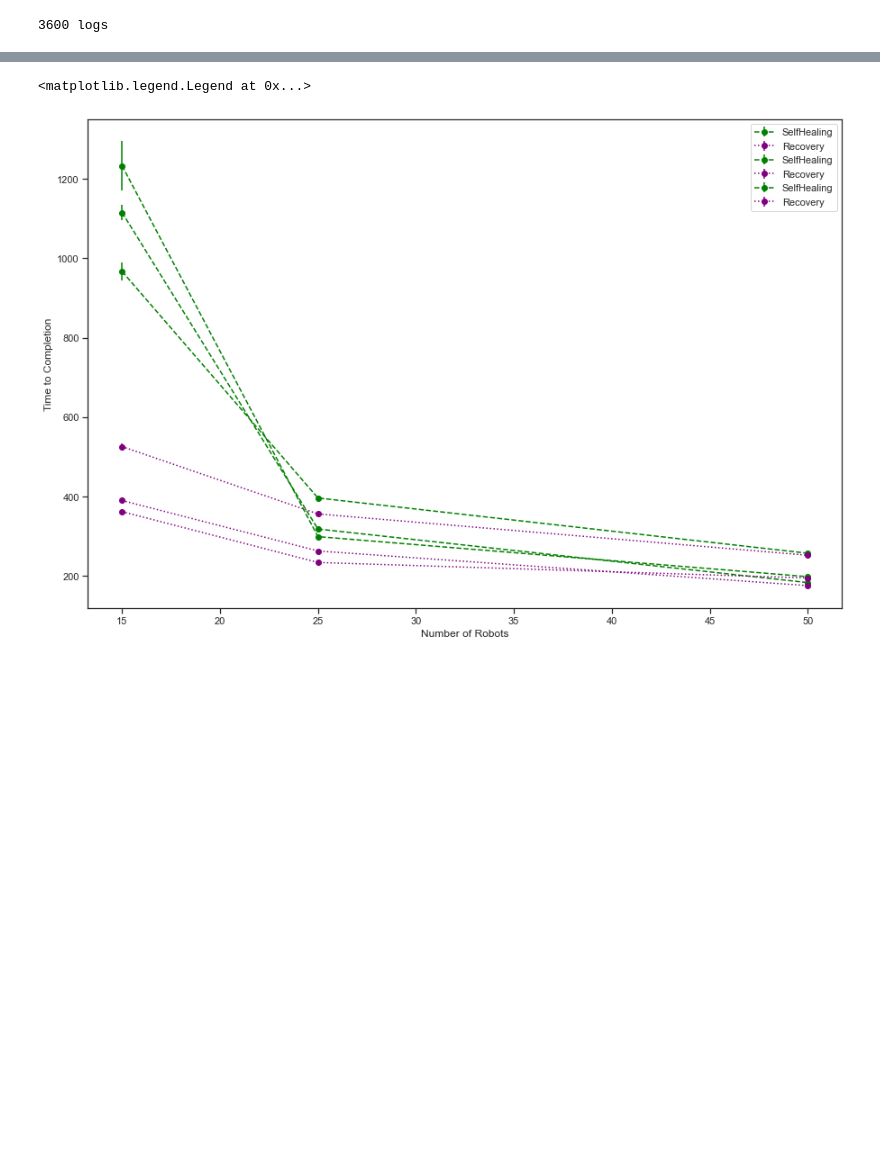
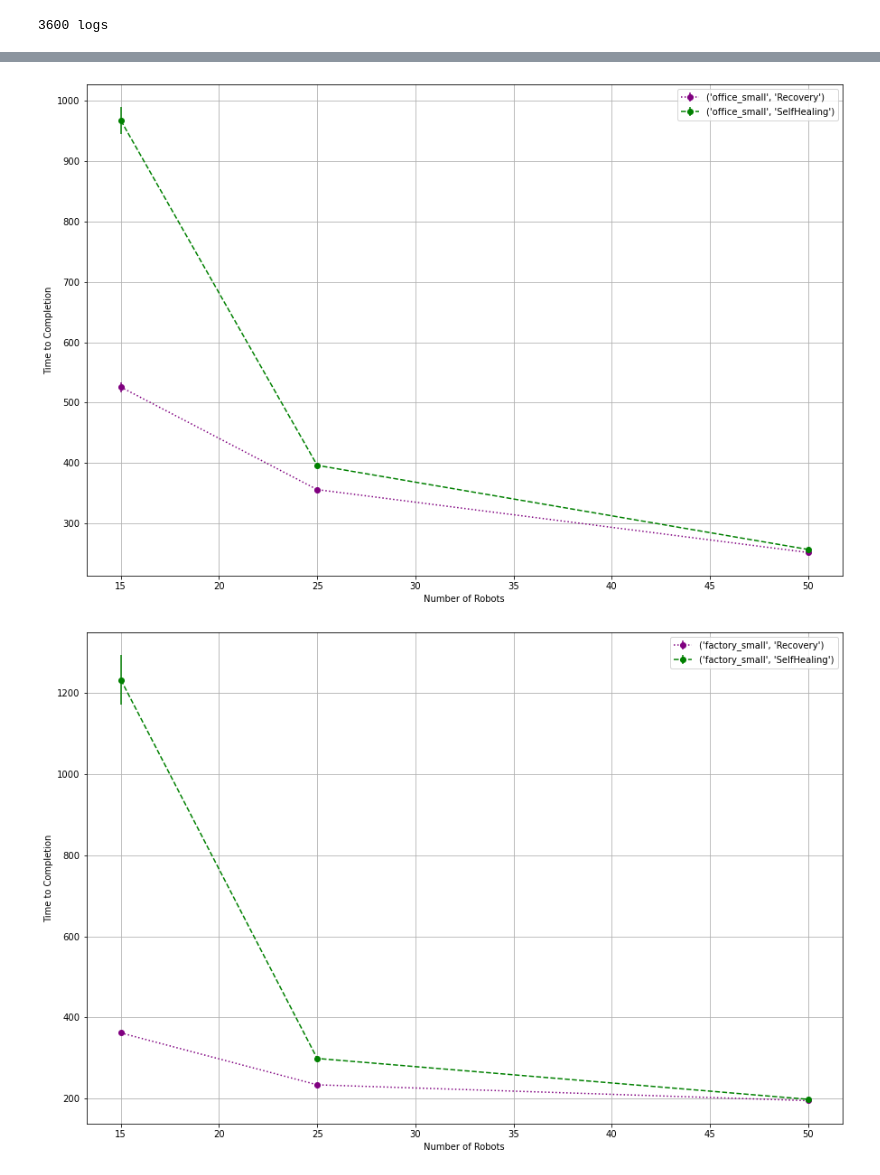
Before and after one commit to openwsn-berkeley/Atlas, a Jupyter notebook: AtlasAnalysis.ipynb, the cells around one changed output, grey strips where cells are left out. Drawn from its saved outputs; the diff is of its cells as text; code cells hidden in the pictures; blank space fills up the shorter version.

```diff
--- a/AtlasAnalysis.ipynb
+++ b/AtlasAnalysis.ipynb
@@ -107,43 +157,51 @@ for file in LOGFILES:
                 timeToCompletion      = line['timeToCompletion']
                 break
 
     data += [
         {"numRobots":       numRobots,
          "floorplan":       floorplan,
          "relayAlgorithm":  relayAlgorithm,
          "timeToComletion": timeToCompletion,
         }
     ]
 
 floorplans      = list(set([d['floorplan'] for d in data]))
 relayAlgorithms = list(set([d['relayAlgorithm'] for d in data]))
 numRobots       = list(set([d['numRobots'] for d in data]))
 numRobots.sort()
 
-(fig,ax) = plt.subplots()
 for floorplan in floorplans:
+    (fig,ax) = plt.subplots()
+    lines    = {}
+
     for relayAlgorithm in relayAlgorithms:
         toPlot = {}
+        x      = []
+        y      = []
+        yerr   = []
+
         for value in numRobots:
             toPlot[value] = {}
             (m, h) = mean_confidence_interval(
                 [
-                 d["timeToComletion"] for d in data    if
-                 d['numRobots']==value                 and
-                 d['floorplan'] == floorplan           and
+                 d["timeToComletion"] for d in data       if
+                 d['numRobots']      == value             and
+                 d['floorplan']      == floorplan         and
                  d['relayAlgorithm'] == relayAlgorithm
                 ]
             )
             toPlot[value]["mean"] = m
             toPlot[value]["yerr"] = h
-            x                     = numRobots
-            y                     = [p["mean"] for p in toPlot.values()]
-            yerr                  = [p["yerr"] for p in toPlot.values()]
-        ax.errorbar(x, y, yerr=yerr,linestyle=linestyles[relayAlgorithm],color=linecolors[relayAlgorithm],label=relayAlgorithm, marker='o')
+        x                = numRobots
+        y                = [p["mean"] for p in toPlot.values()]
+        yerr             = [p["yerr"] for p in toPlot.values()]
+        lines[(floorplan, relayAlgorithm)] = ax.errorbar(x, y, yerr=yerr,linestyle=linestyles[relayAlgorithm],color=linecolors[relayAlgorithm],label=(floorplan, relayAlgorithm), marker='o')
 
-plt.xlabel("Number of Robots")
-plt.ylabel("Time to Completion")
-ax.legend()
+    ax.grid(True, zorder=5)
+    plt.xlabel("Number of Robots")
+    plt.ylabel("Time to Completion")
+    plt.legend(handles=[lines[(floorplan,'Recovery')], lines[(floorplan, 'SelfHealing')]])
+    plt.show()
 # %% [output]
-<matplotlib.legend.Legend at 0x...>
-[figure, old version]
+[figure, new version]
+[figure, added]
```
Also changed, not shown: parts of 4 cells of this notebook.
